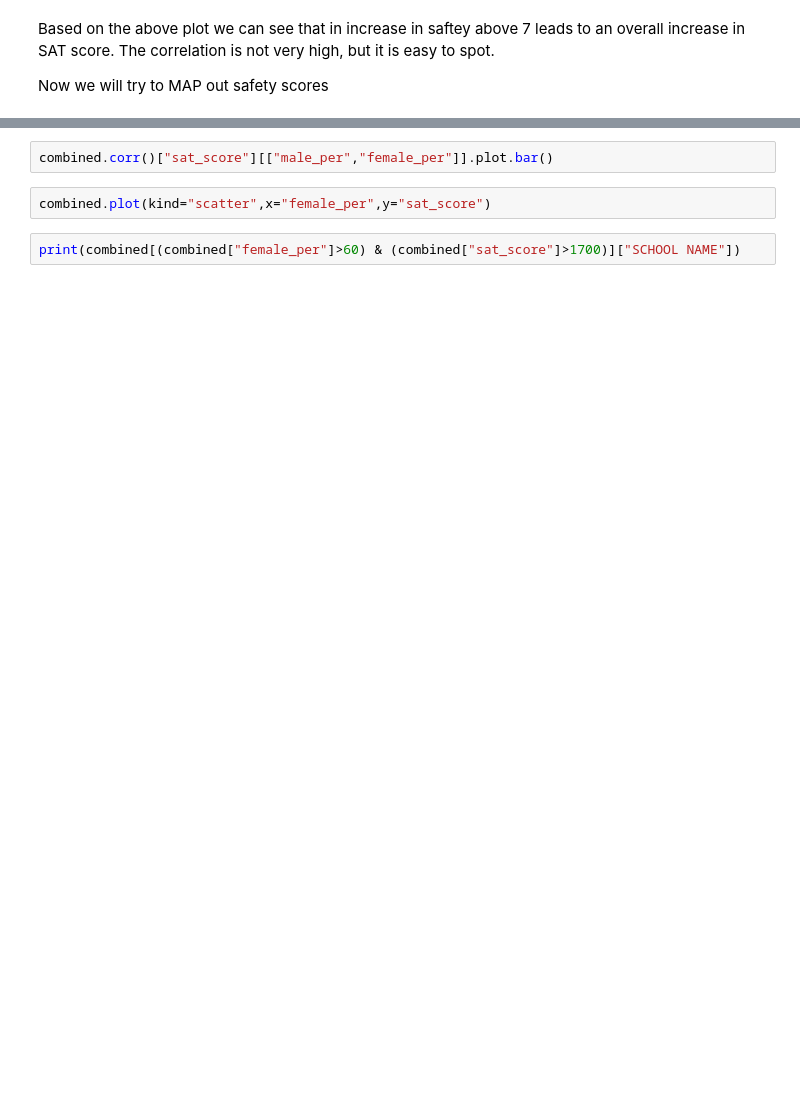
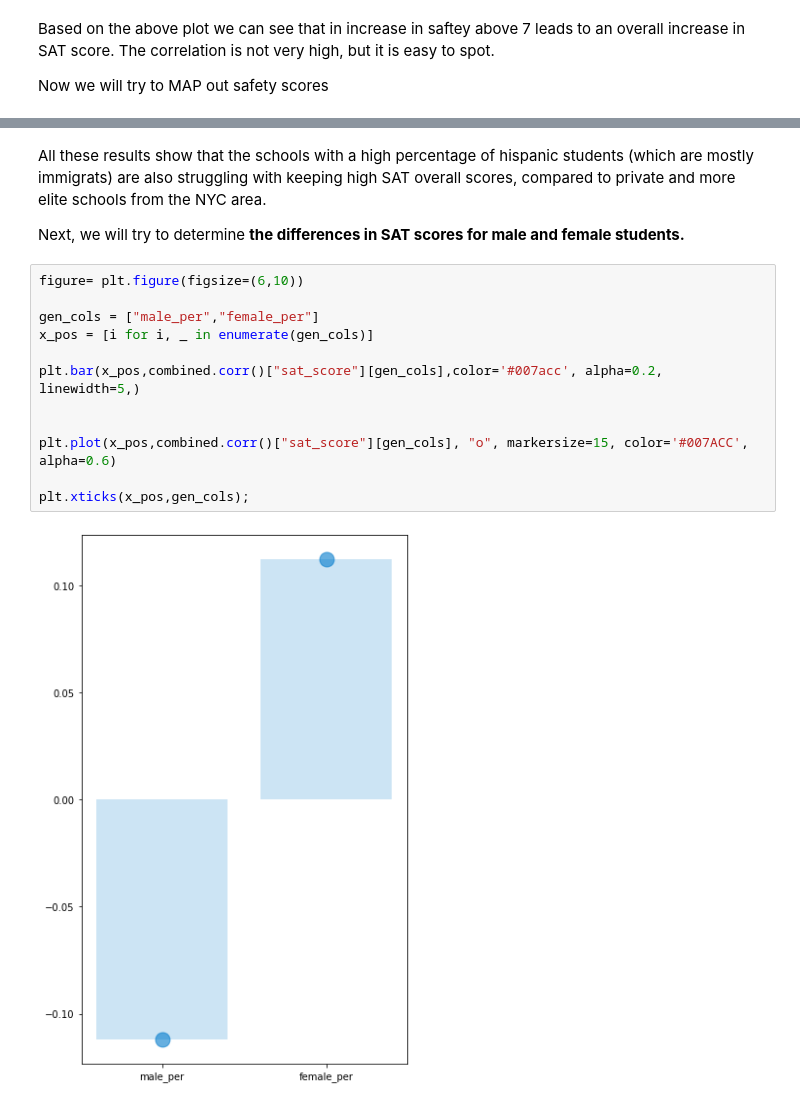
Before and after one commit to vlad-e/Analyzing-NYC-High-School-Data, a Jupyter notebook: Schools.ipynb, the cells around one changed output, grey strips where cells are left out. Saved outputs shown, nothing was run; the diff lists cells and outputs as text; blank space fills up the shorter version.

```diff
--- a/Schools.ipynb
+++ b/Schools.ipynb
@@ -279,6 +335,18 @@ print(combined[(combined["hispanic_per"] < 10) & (combined["sat_score"] > 1800)]
-# %%
-combined.corr()["sat_score"][["male_per","female_per"]].plot.bar()
-# %%
-combined.plot(kind="scatter",x="female_per",y="sat_score")
-# %%
-print(combined[(combined["female_per"]>60) & (combined["sat_score"]>1700)]["SCHOOL NAME"])
+# %% [markdown]
+All these results show that the schools with a high percentage of hispanic students (which are mostly immigrats) are also struggling with keeping high SAT overall scores, compared to private and more elite schools from the NYC area.
+
+Next, we will try to determine **the differences in SAT scores for male and female students.**
+# %%
+figure= plt.figure(figsize=(6,10))
+
+gen_cols = ["male_per","female_per"]
+x_pos = [i for i, _ in enumerate(gen_cols)]
+
+plt.bar(x_pos,combined.corr()["sat_score"][gen_cols],color='#007acc', alpha=0.2, linewidth=5,)
+
+
+plt.plot(x_pos,combined.corr()["sat_score"][gen_cols], "o", markersize=15, color='#007ACC', alpha=0.6)
+
+plt.xticks(x_pos,gen_cols);
+# %% [output]
+[figure, added]
```
Also changed, not shown: parts of 25 cells of this notebook.
